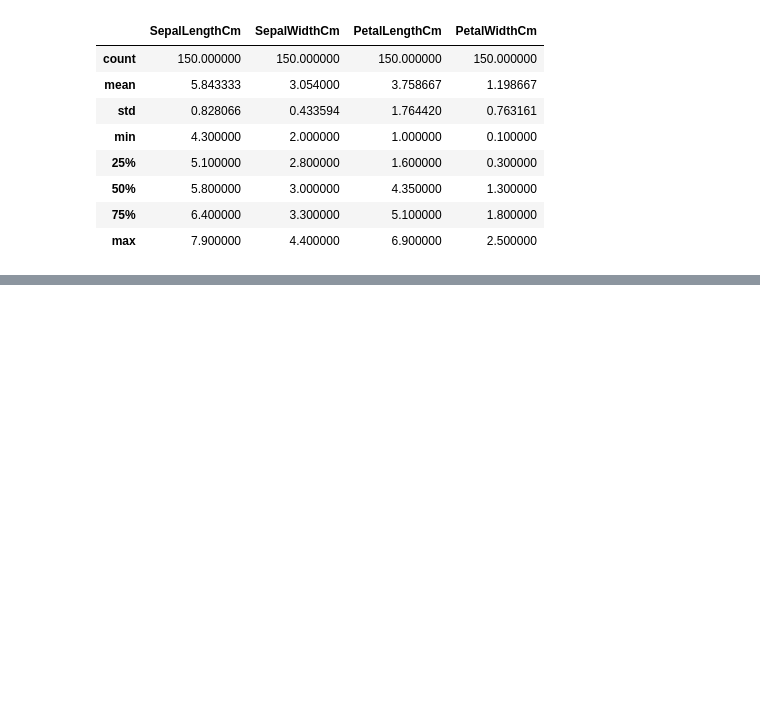
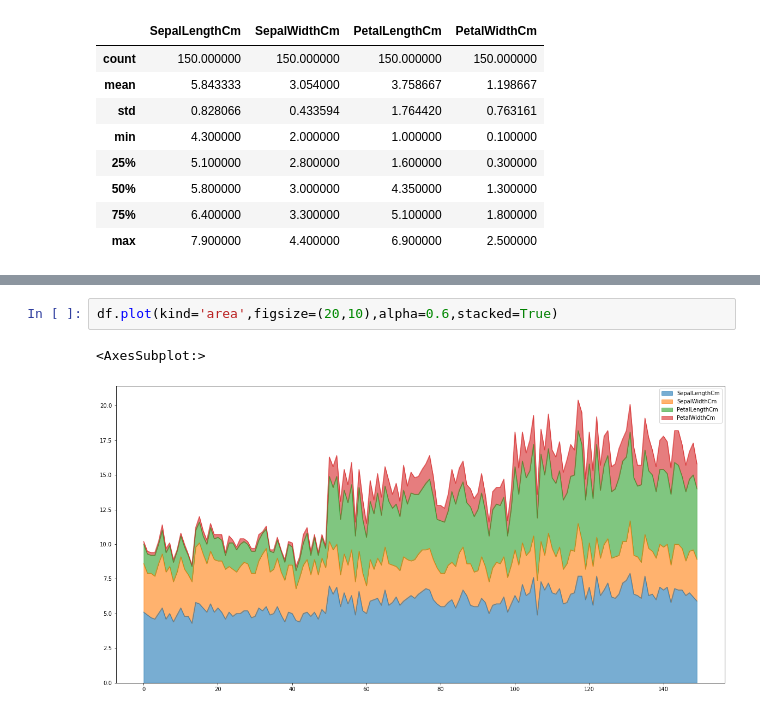
Before and after one commit to FazlullahBokhari/python-Labraries, a Jupyter notebook: Matplotlib .ipynb, the cells around one changed output, grey strips where cells are left out. Cells and saved outputs as stored; diff of their text form; blank space fills up the shorter version.

```diff
--- a/Matplotlib .ipynb
+++ b/Matplotlib .ipynb
@@ -174,0 +202,5 @@ df.describe()
+# %%
+df.plot(kind='area',figsize=(20,10),alpha=0.6,stacked=True)
+# %% [output]
+<AxesSubplot:>
+[figure, added]
```
Also changed, not shown: parts of 32 cells of this notebook.
